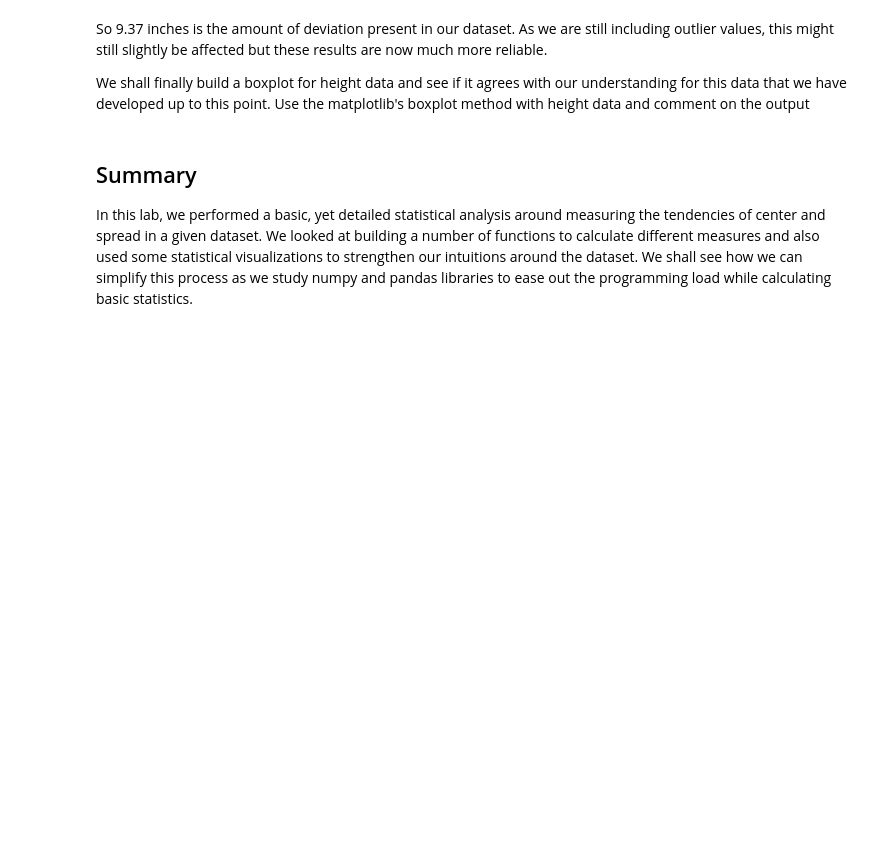
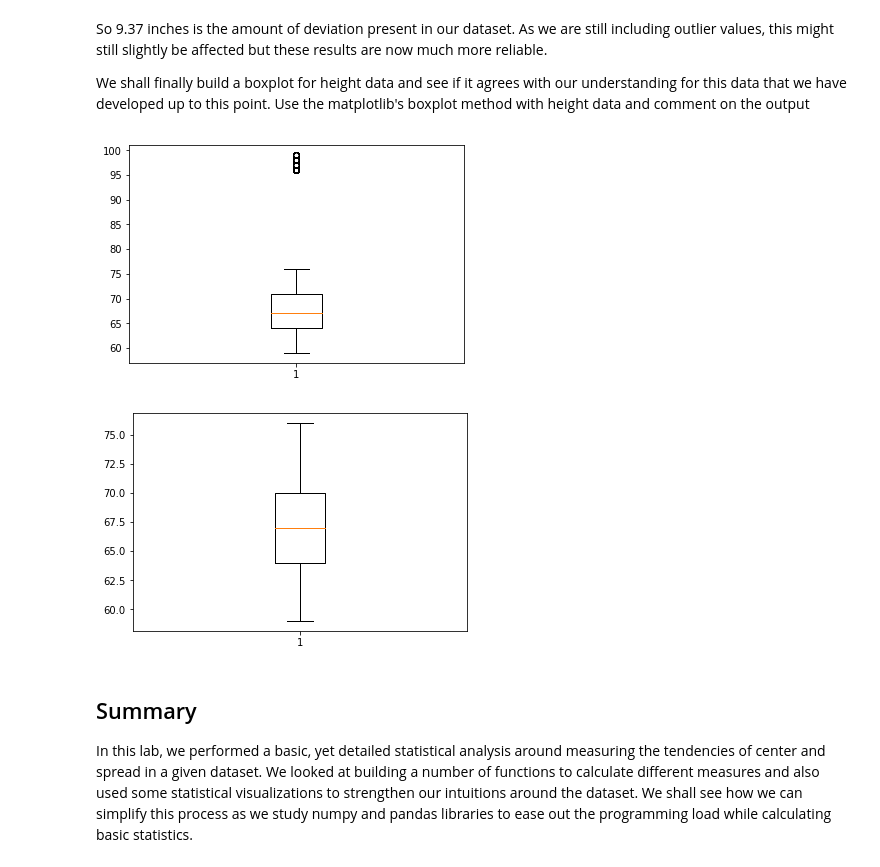
Before and after one commit to RumTumTum/dsc-implementing-statistics-with-functions-lab-dc-ds-071519, a Jupyter notebook: implementing_statistics_lab_index_RO.ipynb, the cells around one changed output. Drawn from its saved outputs; the diff is of its cells as text; code cells hidden in the pictures; blank space fills up the shorter version.

```diff
--- a/implementing_statistics_lab_index_RO.ipynb
+++ b/implementing_statistics_lab_index_RO.ipynb
@@ -356,3 +415,16 @@ We shall finally build a boxplot for height data and see if it agrees with our u
+# %%
+# boxplot here
+import matplotlib.pyplot as plt
+%matplotlib inline
+
+plt.boxplot(height)
+plt.show()
+
+plt.boxplot(filtered_height)
+plt.show()
+# %% [output]
+[figure, added]
+[figure, added]
 # %% [markdown]
 ## Summary
 
```
Also changed, not shown: parts of 20 cells of this notebook.
